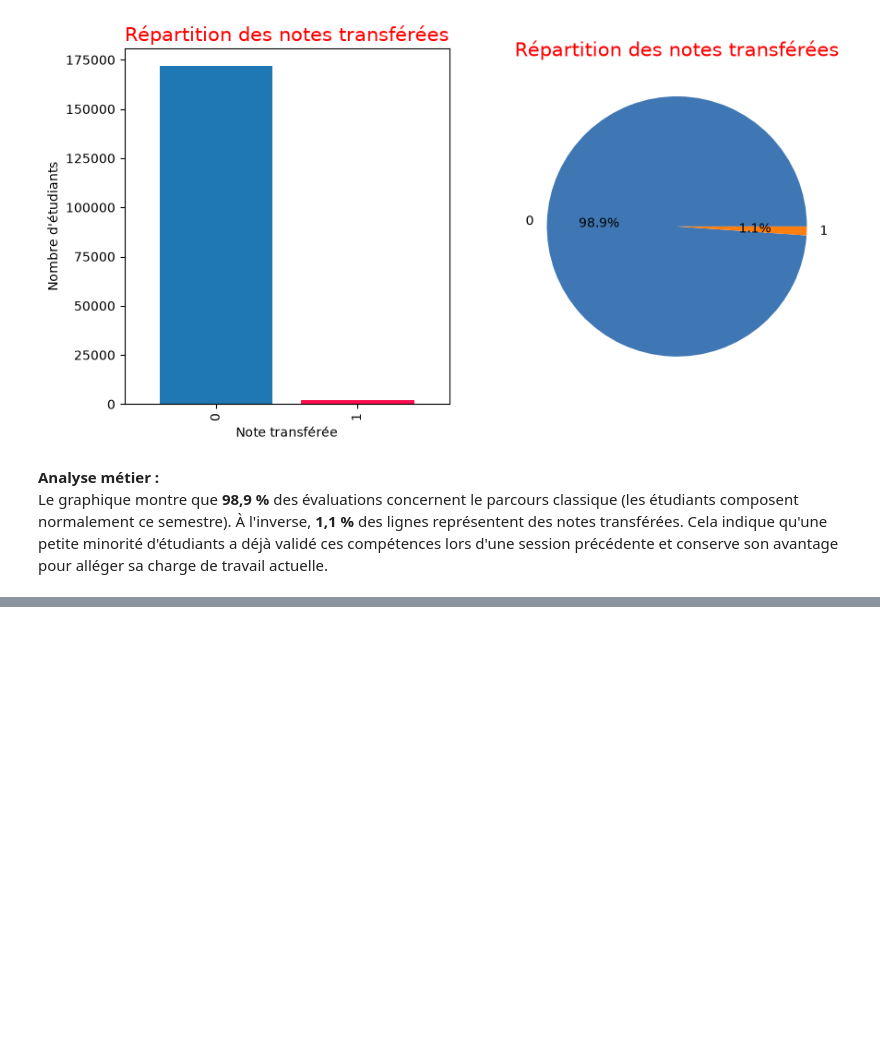
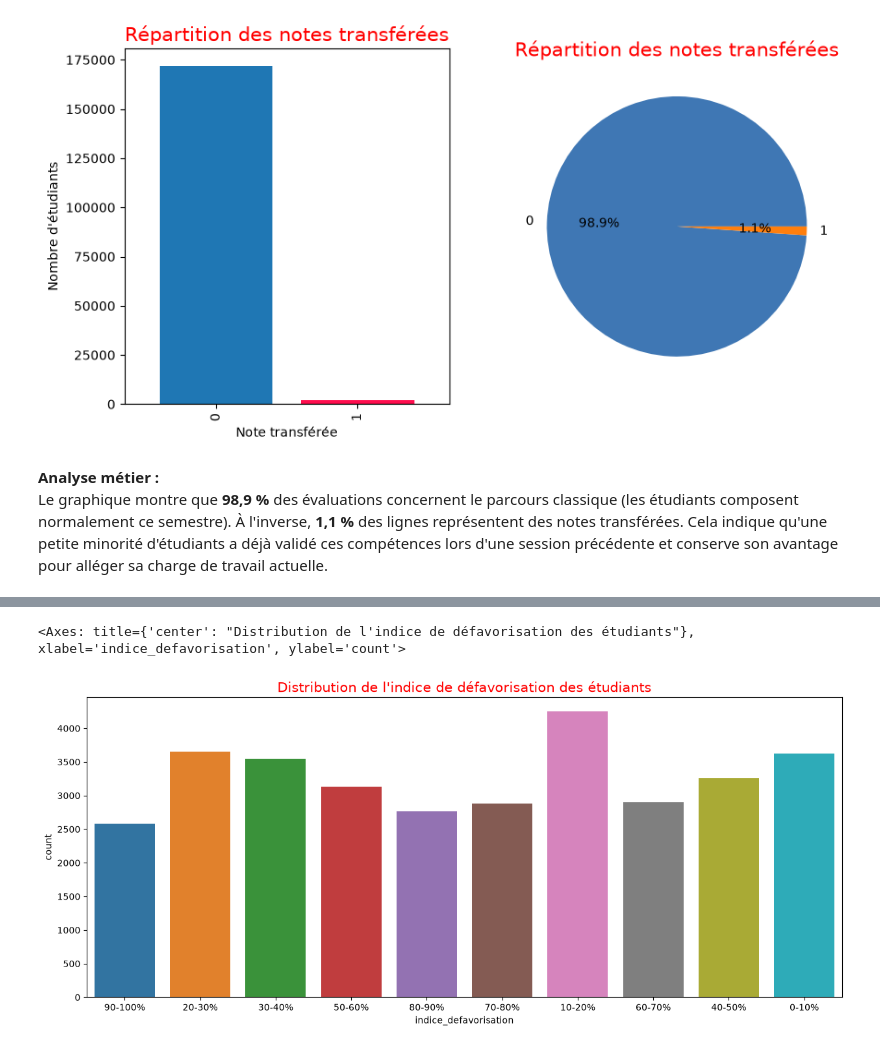
Before and after one commit to SAKPANI/Student-Success-Analytics, a Jupyter notebook: Student-Success-Analytics.ipynb, the cells around one changed output, grey strips where cells are left out. Drawn from its saved outputs; the diff is of its cells as text; code cells hidden in the pictures; blank space fills up the shorter version.

```diff
--- a/Student-Success-Analytics.ipynb
+++ b/Student-Success-Analytics.ipynb
@@ -223,0 +287,18 @@ Le graphique montre que **98,9 %** des évaluations concernent le parcours class
+# %%
+#Renommer les colonnes en français
+profil_etudiants = profil_etudiants.rename(columns={
+    'code_module': 'code_matiere',
+    'code_presentation': 'session_cours',
+    'id_student': 'id_etudiant',
+    'gender': 'genre',
+    'region': 'region',
+    'highest_education': 'niveau_etudes_maximum',
+    'imd_band': 'indice_defavorisation',
+    'age_band': 'tranche_age',
+    'num_of_prev_attempts': 'nombre_tentatives_precedentes',
+    'studied_credits': 'credits_etudies',
+    'disability': 'handicap',
+    'final_result': 'resultat_final'
+})
+
+profil_etudiants.columns
@@ -223,0 +367,5 @@ Le graphique montre que **98,9 %** des évaluations concernent le parcours class
+# %%
+# Correction de l'erreur de saisie : Ajout du symbole '%' manquant pour la tranche 10-20
+profil_etudiants["indice_defavorisation"] = profil_etudiants["indice_defavorisation"].replace({"10-20": "10-20%"})
+
+profil_etudiants["indice_defavorisation"].value_counts() #SLa corrrection a été effectuée avec succès, la valeur "10-20" a été remplacée par "10-20%".
@@ -223,0 +385,7 @@ Le graphique montre que **98,9 %** des évaluations concernent le parcours class
+# %%
+plt.figure(figsize=(15,6))
+plt.title("Distribution de l'indice de défavorisation des étudiants", size= 15, c = "red")
+sns.countplot(data = profil_etudiants, x = "indice_defavorisation", hue = "indice_defavorisation")
+# %% [output]
+<Axes: title={'center': "Distribution de l'indice de défavorisation des étudiants"}, xlabel='indice_defavorisation', ylabel='count'>
+[figure, added]
```
Also changed, not shown: parts of 27 cells of this notebook.
